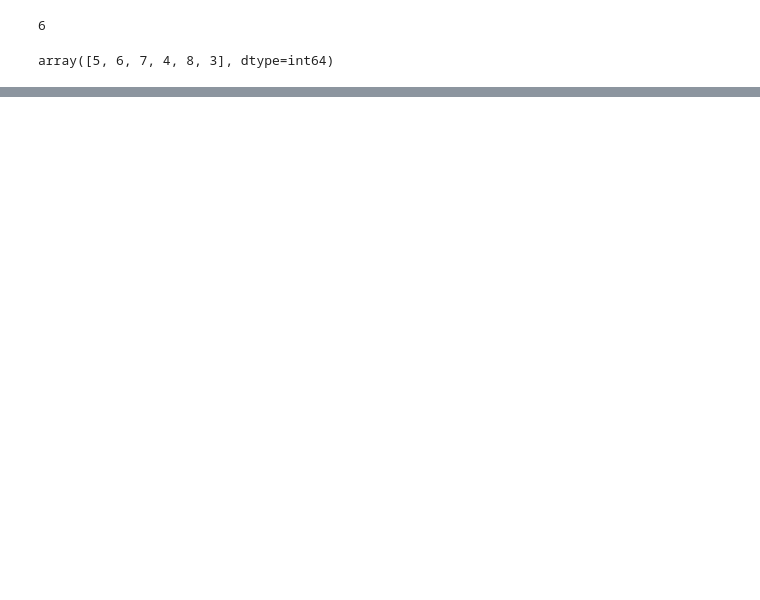
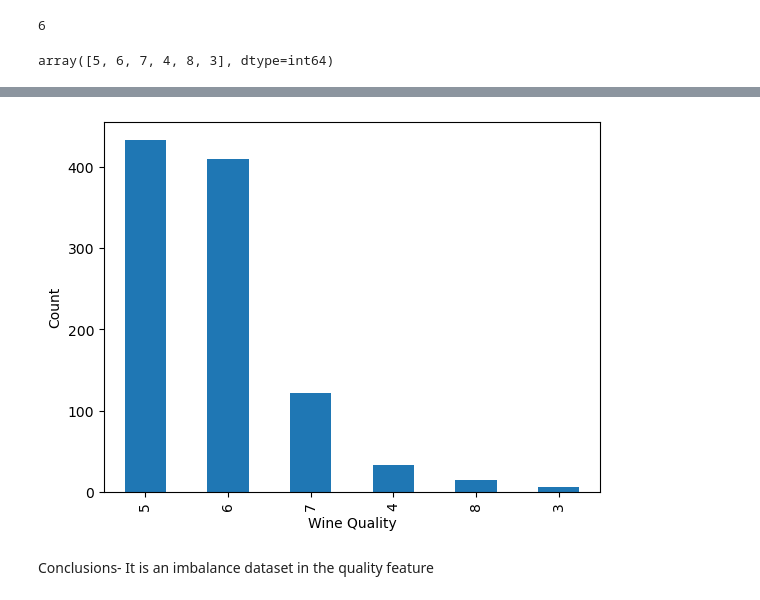
Before and after one commit to Mutiu123/Exploratory-Data-Analysis, a Jupyter notebook: WineQualityEDA.ipynb, the cells around one changed output, grey strips where cells are left out. Drawn from its saved outputs; the diff is of its cells as text; code cells hidden in the pictures; blank space fills up the shorter version.

Commit message:
add Wine quality EDA results

```diff
--- a/WineQualityEDA.ipynb
+++ b/WineQualityEDA.ipynb
@@ -125,0 +186,14 @@ df.drop_duplicates(inplace=True)
+# %%
+# Visualise quality value counts
+
+df.quality.value_counts().plot(kind='bar')
+plt.xlabel('Wine Quality')
+plt.ylabel('Count')
+#set dpi to 200
+
+#plt.savefig('wine_quality_counts.png', dpi=200)
+plt.show()
+# %% [output]
+[figure, added]
+# %% [markdown]
+Conclusions- It is an imbalance dataset in the quality feature
```
Also changed, not shown: parts of 23 cells of this notebook, 1 other file.
